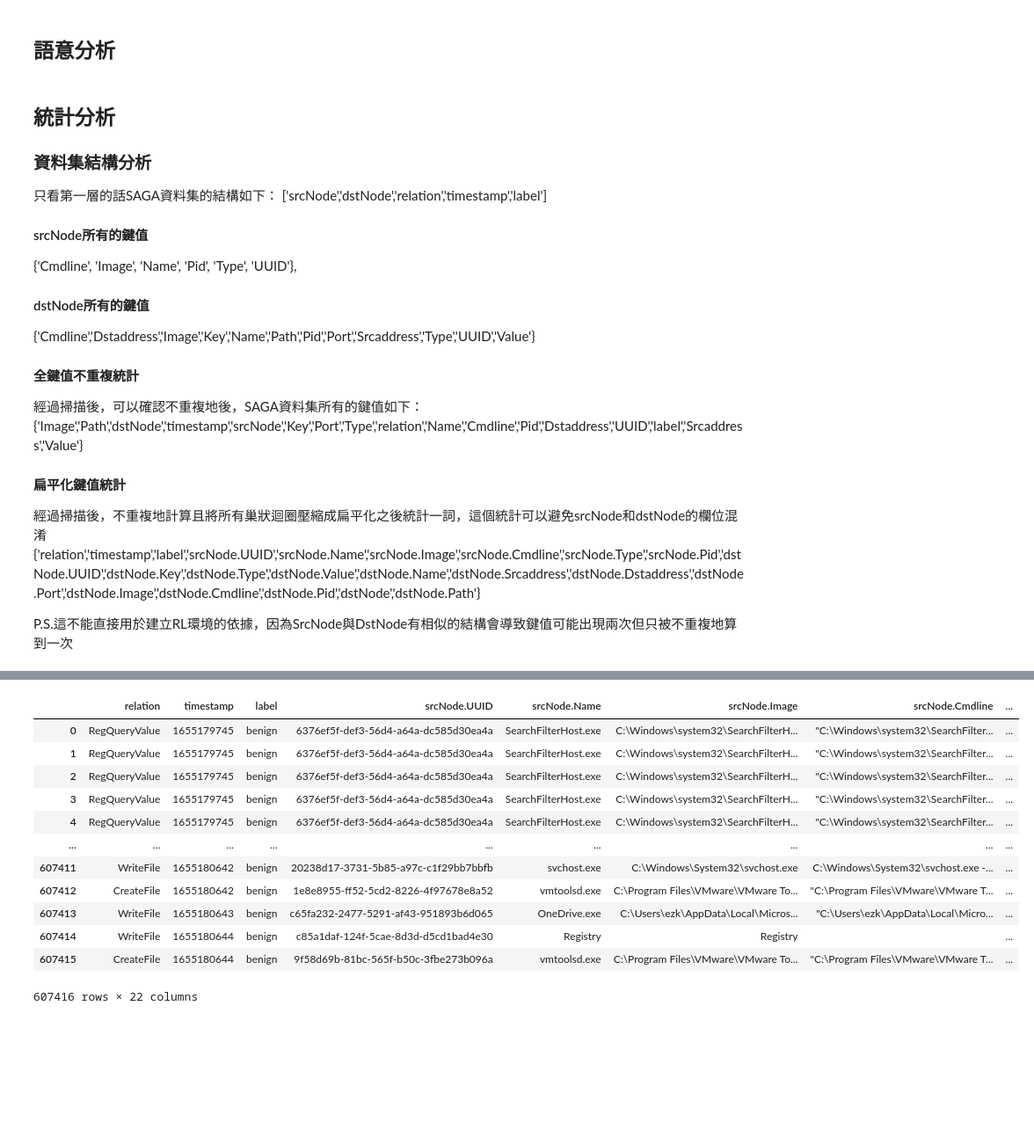
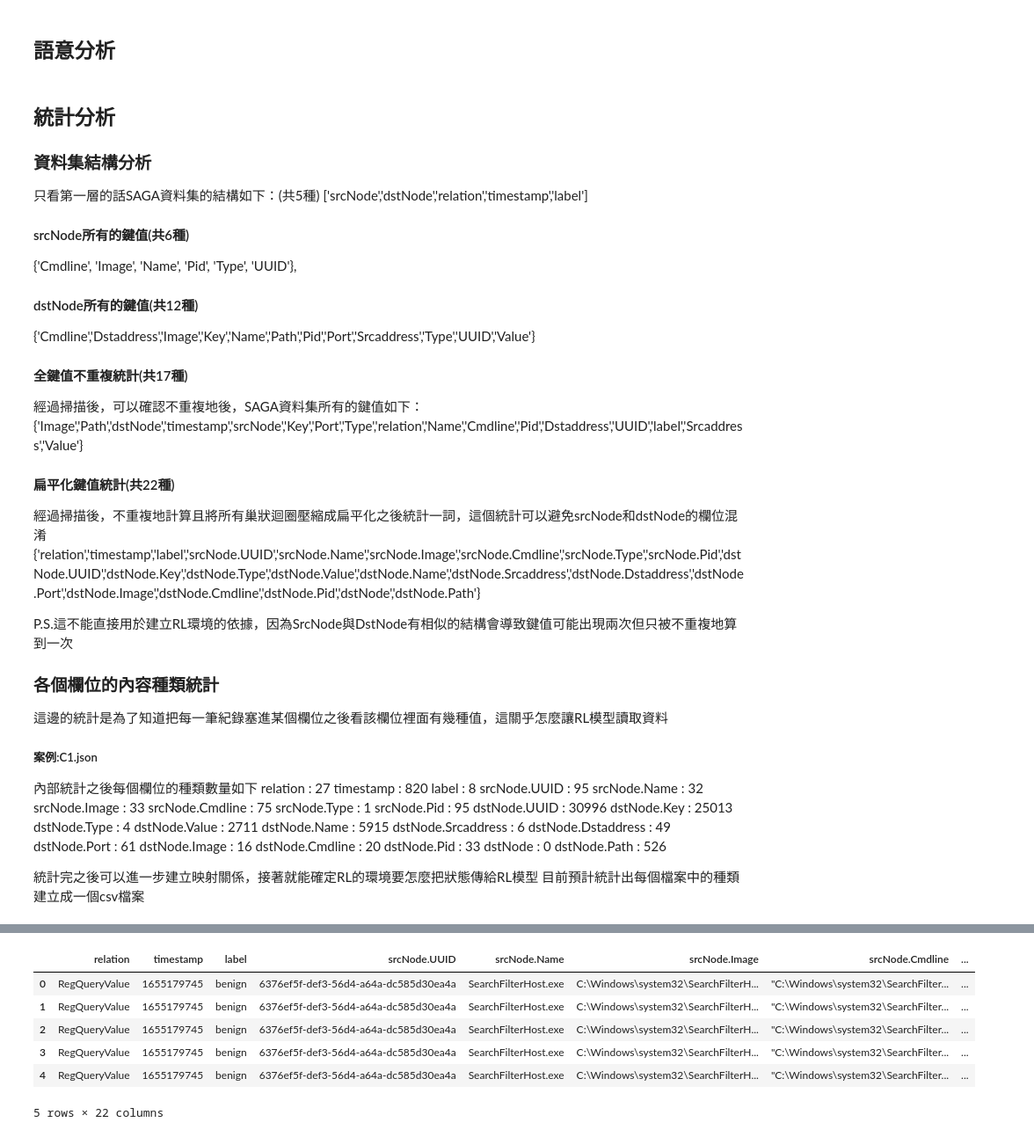
Before and after one commit to NicoaTheSix/FG, a Jupyter notebook: analysis.ipynb, the cells around one changed output, grey strips where cells are left out. Shown at 88% size. Cells and saved outputs as stored; diff of their text form; code cells hidden in the pictures; blank space fills up the shorter version.

```diff
--- a/analysis.ipynb
+++ b/analysis.ipynb
@@ -319,19 +318,48 @@ plt.show()
 # %% [markdown]
 ## 統計分析
 ### 資料集結構分析
-只看第一層的話SAGA資料集的結構如下：
+只看第一層的話SAGA資料集的結構如下：(共5種)
 ['srcNode','dstNode','relation','timestamp','label']
-#### srcNode所有的鍵值
+#### srcNode所有的鍵值(共6種)
  {'Cmdline', 'Image', 'Name', 'Pid', 'Type', 'UUID'},
-#### dstNode所有的鍵值
+#### dstNode所有的鍵值(共12種)
  {'Cmdline','Dstaddress','Image','Key','Name','Path','Pid','Port','Srcaddress','Type','UUID','Value'}
-#### 全鍵值不重複統計
+#### 全鍵值不重複統計(共17種)
 經過掃描後，可以確認不重複地後，SAGA資料集所有的鍵值如下：
 {'Image','Path','dstNode','timestamp','srcNode','Key','Port','Type','relation','Name','Cmdline','Pid','Dstaddress','UUID','label','Srcaddress','Value'}
 
-#### 扁平化鍵值統計
+#### 扁平化鍵值統計(共22種)
 經過掃描後，不重複地計算且將所有巢狀迴圈壓縮成扁平化之後統計一詞，這個統計可以避免srcNode和dstNode的欄位混淆
  {'relation','timestamp','label','srcNode.UUID','srcNode.Name','srcNode.Image','srcNode.Cmdline','srcNode.Type','srcNode.Pid','dstNode.UUID','dstNode.Key','dstNode.Type','dstNode.Value','dstNode.Name','dstNode.Srcaddress','dstNode.Dstaddress','dstNode.Port','dstNode.Image','dstNode.Cmdline','dstNode.Pid','dstNode','dstNode.Path'}
 
 P.S.這不能直接用於建立RL環境的依據，因為SrcNode與DstNode有相似的結構會導致鍵值可能出現兩次但只被不重複地算到一次
+### 各個欄位的內容種類統計
+這邊的統計是為了知道把每一筆紀錄塞進某個欄位之後看該欄位裡面有幾種值，這關乎怎麼讓RL模型讀取資料
+##### 案例:C1.json
+內部統計之後每個欄位的種類數量如下
+relation : 27
+timestamp : 820
+label : 8
+srcNode.UUID : 95
+srcNode.Name : 32
+srcNode.Image : 33
+srcNode.Cmdline : 75
+srcNode.Type : 1
+srcNode.Pid : 95
+dstNode.UUID : 30996
+dstNode.Key : 25013
+dstNode.Type : 4
+dstNode.Value : 2711
+dstNode.Name : 5915
+dstNode.Srcaddress : 6
+dstNode.Dstaddress : 49
+dstNode.Port : 61
+dstNode.Image : 16
+dstNode.Cmdline : 20
+dstNode.Pid : 33
+dstNode : 0
+dstNode.Path : 526
+
+統計完之後可以進一步建立映射關係，接著就能確定RL的環境要怎麼把狀態傳給RL模型
+目前預計統計出每個檔案中的種類建立成一個csv檔案
 # %%
@@ -404,33 +434,20 @@ setKeys,setKeysSrcNode,setKeysDstNode,listKeys
   'dstNode',
   'dstNode.Path'])
 # %%
-import pandas as pd
+
 listLogs=[]
 with open(pathSAGAC1,"r",encoding='utf-8')as file:
                 for line in file:
                     listLogs.append(json.loads(line))
-                    """
-                    這邊先沒有用到但先不刪除
-                    if lens(part) >=1:
-                        listLogs.append(listParts[:11])
-                    else:
-                        print(f"skipping malformed line:{line.strip()},except 11 fields,got{len(listParts)}")
-                        """
-pd.json_normalize(listLogs)
+pd.json_normalize(listLogs).head()
 # %% [output]
 |  | relation | timestamp | label | srcNode.UUID | srcNode.Name | srcNode.Image | srcNode.Cmdline | ... |
 | 0 | RegQueryValue | 1655179745 | benign | 6376ef5f-def3-56d4-a64a-dc585d30ea4a | SearchFilterHost.exe | C:\Windows\system32\SearchFilterH... | "C:\Windows\system32\SearchFilter... | ... |
 | 1 | RegQueryValue | 1655179745 | benign | 6376ef5f-def3-56d4-a64a-dc585d30ea4a | SearchFilterHost.exe | C:\Windows\system32\SearchFilterH... | "C:\Windows\system32\SearchFilter... | ... |
 | 2 | RegQueryValue | 1655179745 | benign | 6376ef5f-def3-56d4-a64a-dc585d30ea4a | SearchFilterHost.exe | C:\Windows\system32\SearchFilterH... | "C:\Windows\system32\SearchFilter... | ... |
 | 3 | RegQueryValue | 1655179745 | benign | 6376ef5f-def3-56d4-a64a-dc585d30ea4a | SearchFilterHost.exe | C:\Windows\system32\SearchFilterH... | "C:\Windows\system32\SearchFilter... | ... |
 | 4 | RegQueryValue | 1655179745 | benign | 6376ef5f-def3-56d4-a64a-dc585d30ea4a | SearchFilterHost.exe | C:\Windows\system32\SearchFilterH... | "C:\Windows\system32\SearchFilter... | ... |
-| ... | ... | ... | ... | ... | ... | ... | ... | ... |
-| 607411 | WriteFile | 1655180642 | benign | 20238d17-3731-5b85-a97c-c1f29bb7bbfb | svchost.exe | C:\Windows\System32\svchost.exe | C:\Windows\System32\svchost.exe -... | ... |
-| 607412 | CreateFile | 1655180642 | benign | 1e8e8955-ff52-5cd2-8226-4f97678e8a52 | vmtoolsd.exe | C:\Program Files\VMware\VMware To... | "C:\Program Files\VMware\VMware T... | ... |
-| 607413 | WriteFile | 1655180643 | benign | c65fa232-2477-5291-af43-951893b6d065 | OneDrive.exe | C:\Users\ezk\AppData\Local\Micros... | "C:\Users\ezk\AppData\Local\Micro... | ... |
-| 607414 | WriteFile | 1655180644 | benign | c85a1daf-124f-5cae-8d3d-d5cd1bad4e30 | Registry | Registry |  | ... |
-| 607415 | CreateFile | 1655180644 | benign | 9f58d69b-81bc-565f-b50c-3fbe273b096a | vmtoolsd.exe | C:\Program Files\VMware\VMware To... | "C:\Program Files\VMware\VMware T... | ... |
-607416 rows × 22 columns
+5 rows × 22 columns
 # %%
 
 listColumns=['relation','timestamp','label','srcNode.UUID','srcNode.Name','srcNode.Image','srcNode.Cmdline','srcNode.Type','srcNode.Pid','dstNode.UUID','dstNode.Key','dstNode.Type','dstNode.Value','dstNode.Name','dstNode.Srcaddress','dstNode.Dstaddress','dstNode.Port','dstNode.Image','dstNode.Cmdline','dstNode.Pid','dstNode','dstNode.Path']#有甚麼樣的欄位取決於現在讀哪一個資料集
```
Also changed, not shown: parts of 12 cells of this notebook, 2 other files.
